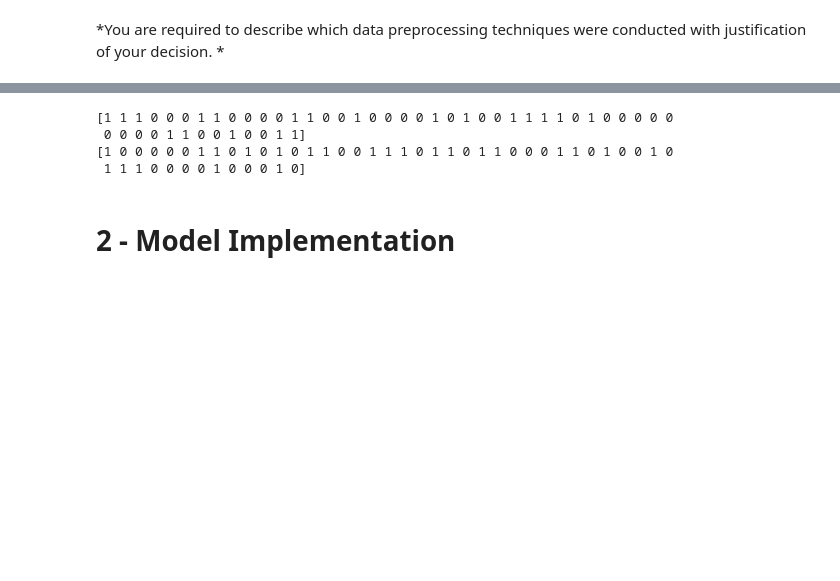
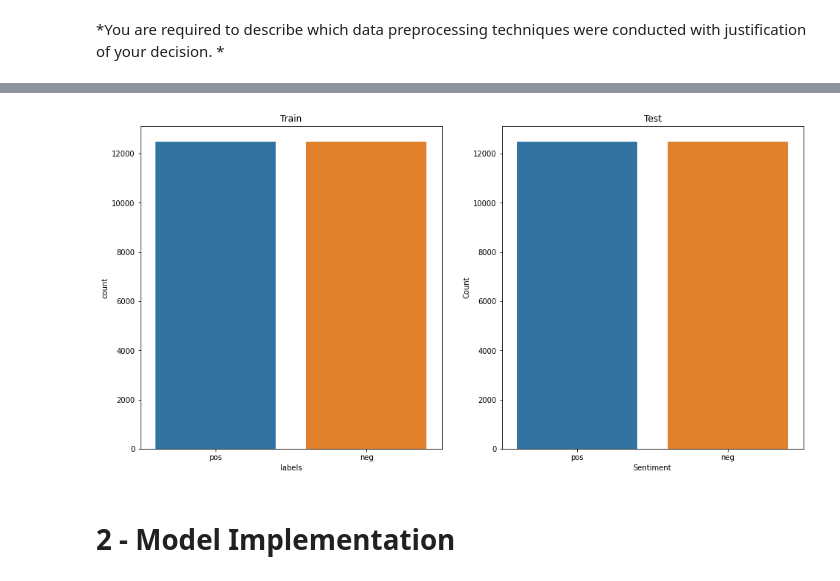
Before and after one commit to Dovermore/COMP5046-ass1, a Jupyter notebook: zhua9812_COMP5046_Ass1.ipynb, the cells around one changed output, grey strips where cells are left out. Cells and saved outputs as stored; diff of their text form; code cells hidden in the pictures; blank space fills up the shorter version.

```diff
--- a/zhua9812_COMP5046_Ass1.ipynb
+++ b/zhua9812_COMP5046_Ass1.ipynb
@@ -114,12 +135,10 @@ print(total_len_test)
 # %%
-label_encoder = LabelEncoder()
-label_encoder.fit(sorted(list(set(sentiments_train))))
-label_train = label_encoder.transform(sentiments_train)
-label_test = label_encoder.transform(sentiments_test)
-print(label_train[:50])
-print(label_test[:50])
+if not use_cache:
+    tpt = TextPreprocessTransformer(normalize="stem")
+    tokens_train = tpt.fit_transform(reviews_train)
+    tokens_test = tpt.transform(reviews_test)
+
+    label_encoder = LabelEncoder()
+    label_encoder.fit(sorted(list(set(sentiments_train))))
+    labels_train = label_encoder.transform(sentiments_train)
+    labels_test = label_encoder.transform(sentiments_test)
-# %% [output]
-[1 1 1 0 0 0 1 1 0 0 0 0 1 1 0 0 1 0 0 0 0 1 0 1 0 0 1 1 1 1 0 1 0 0 0 0 0
- 0 0 0 0 1 1 0 0 1 0 0 1 1]
-[1 0 0 0 0 0 1 1 0 1 0 1 0 1 1 0 0 1 1 1 0 1 1 0 1 1 0 0 0 1 1 0 1 0 0 1 0
- 1 1 1 0 0 0 0 1 0 0 0 1 0]
@@ -130,4 +144,0 @@ save_feather(tokens_test, label_test, sentiments_test, test_path)
-# %%
-# Load from processed data
-tokens_train, label_train, sentiments_train = load_feather(train_path)
-tokens_test, label_test, sentiments_test = load_feather(test_path)
@@ -134,3 +176,21 @@ tokens_test, label_test, sentiments_test = load_feather(test_path)
+# %%
+# Check skewness of data
+train_labels_df = pd.Series(sentiments_train, name="labels")
+test_labels_df = pd.Series(sentiments_test, name="labels")
+
+fig, axes = plt.subplots(1, 2, figsize=[16, 8])
+
+sns.countplot(train_labels_df, ax=axes[0])
+plt.xlabel("Sentiment")
+plt.ylabel("Count")
+axes[0].title.set_text("Train")
+
+sns.countplot(train_labels_df, ax=axes[1])
+plt.xlabel("Sentiment")
+plt.ylabel("Count")
+axes[1].title.set_text("Test")
+# %% [output]
+[figure, added]
 # %% [markdown]
 # 2 - Model Implementation
 # %% [markdown]
```
Also changed, not shown: parts of 58 cells of this notebook.
